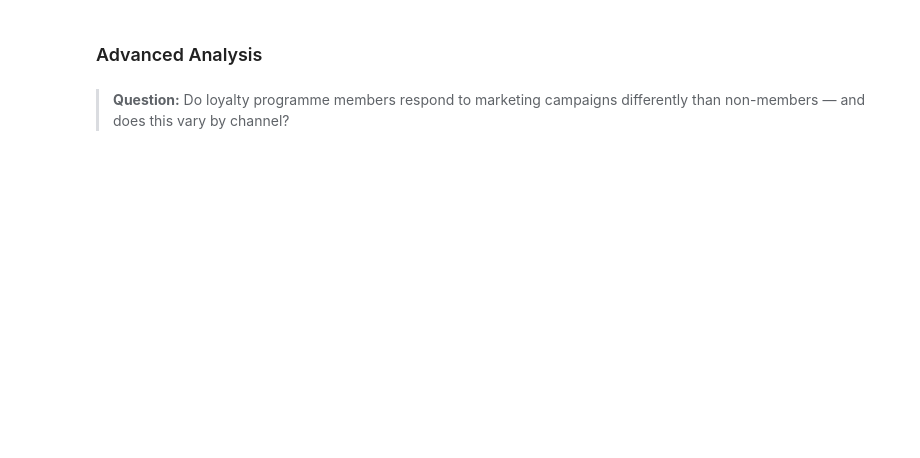
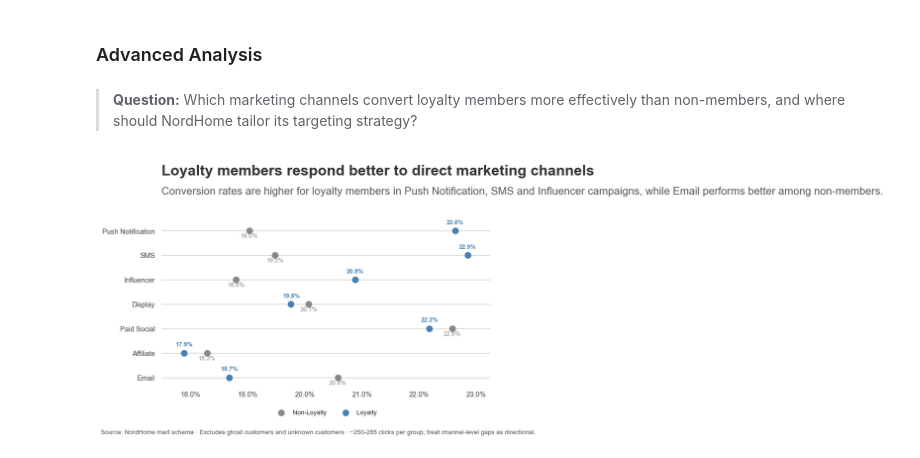
Before and after one commit to eileenheyer-cyber/nordhome_retail_analytics, a Jupyter notebook: 04_EDA/nordhome_eda.ipynb, the cells around one changed output. Drawn from its saved outputs; the diff is of its cells as text; code cells hidden in the pictures; blank space fills up the shorter version.

```diff
--- a/04_EDA/nordhome_eda.ipynb
+++ b/04_EDA/nordhome_eda.ipynb
@@ -3390,33 +3449,91 @@ Valentine's Day 2024       Paid Social            41                 12
 # %% [markdown]
 ### Advanced Analysis
-# %% [markdown]
-> **Question:** Do loyalty programme members respond to marketing campaigns differently than non-members — and does this vary by channel?
+# %% [markdown]
+> **Question:** Which marketing channels convert loyalty members more effectively than non-members, and where should NordHome tailor its targeting strategy?
 # %%
 df_loyalty_mkt = pd.read_sql("""
     SELECT
         dc.loyalty_member,
         dmc.channel,
         SUM(fmt.clicked)    AS total_clicks,
         SUM(fmt.converted)  AS total_conversions,
         ROUND(SUM(fmt.converted)::numeric / NULLIF(SUM(fmt.clicked), 0) * 100, 2) AS conversion_rate_pct
     FROM mart.fact_marketing_touchpoints fmt
     JOIN mart.dim_customer dc              ON fmt.customer_key  = dc.customer_key
     JOIN mart.dim_marketing_campaigns dmc  ON fmt.campaign_key  = dmc.campaign_key
     WHERE fmt.ghost_customer_flag = false
       AND dc.is_unknown_customer  = false
     GROUP BY dc.loyalty_member, dmc.channel
     ORDER BY dc.loyalty_member, conversion_rate_pct DESC
 """, engine)
 
+import pandas as pd
+import matplotlib.pyplot as plt
+import importlib
+import base_style
+importlib.reload(base_style)
+from base_style import ACCENT, GREY_TEXT, apply_layout, add_title_subtitle, pct
+
+# --------------------------------------------------
+# 1. Pivot to one row per channel, Loyalty vs Non-Loyalty side by side
+# --------------------------------------------------
+
 df_loyalty_mkt["loyalty_label"] = df_loyalty_mkt["loyalty_member"].map({True: "Loyalty", False: "Non-Loyalty"})
 
-fig, ax = plt.subplots()
-sns.barplot(data=df_loyalty_mkt, x="channel", y="conversion_rate_pct", hue="loyalty_label", ax=ax)
-ax.set_title("Marketing Conversion Rate: Loyalty vs. Non-Loyalty by Channel (%)")
-ax.set_xlabel("")
-ax.set_ylabel("Conversion Rate %")
-ax.tick_params(axis="x", rotation=45)
-ax.legend(title="")
-plt.tight_layout()
+df_wide = df_loyalty_mkt.pivot(index="channel", columns="loyalty_label",
+                                values="conversion_rate_pct").reset_index()
+df_wide = df_loyalty_mkt.pivot(index="channel", columns="loyalty_label",
+                                values="conversion_rate_pct").reset_index()
+df_wide["gap"] = df_wide["Loyalty"] - df_wide["Non-Loyalty"]
+df_wide = df_wide.sort_values("gap").reset_index(drop=True)
+
+n = len(df_wide)
+y_pos = range(n)
+
+# --------------------------------------------------
+# 2. Plot: connecting line + two points per channel
+# --------------------------------------------------
+
+fig, ax = plt.subplots(figsize=(9, 6))
+apply_layout(fig, top=0.76, left=0.22, bottom=0.2)
+
+for i, row in df_wide.iterrows():
+    ax.plot([row["Non-Loyalty"], row["Loyalty"]], [i, i],
+            color="#D9D9D9", linewidth=1, zorder=1)
+
+ax.scatter(df_wide["Non-Loyalty"], y_pos, color=GREY_TEXT, s=80, zorder=2, label="Non-Loyalty")
+ax.scatter(df_wide["Loyalty"], y_pos, color=ACCENT, s=80, zorder=2, label="Loyalty")
+
+for i, row in df_wide.iterrows():
+    ax.text(row["Non-Loyalty"], i - 0.28, f"{row['Non-Loyalty']:.1f}%",
+            ha="center", fontsize=9, color=GREY_TEXT)
+    ax.text(row["Loyalty"], i + 0.28, f"{row['Loyalty']:.1f}%",
+            ha="center", fontsize=9, color=ACCENT, fontweight="bold")
+
+ax.set_yticks(y_pos)
+ax.set_yticklabels(df_wide["channel"])
+ax.xaxis.set_major_formatter(pct)
+ax.xaxis.grid(False)
+ax.margins(x=0.08)
+ax.set_axisbelow(True)
+for spine in ax.spines.values():
+    spine.set_visible(False)
+ax.tick_params(axis="both", labelsize=10.5, colors="#444444")
+ax.legend(loc="upper center", bbox_to_anchor=(0.5, -0.12), ncol=2, frameon=False, fontsize=9.5)
+
+add_title_subtitle(
+    ax,
+    "Loyalty members respond better to direct marketing channels",
+    "Conversion rates are higher for loyalty members in Push Notification, SMS and Influencer campaigns, while Email performs better among non-members.",
+    title_y=1.30, subtitle_y=1.18
+)
+
+fig.text(0.08, 0.03,
+         "Source: NordHome mart schema · Excludes ghost customers and unknown customers · "
+         "~250-285 clicks per group; treat channel-level gaps as directional.",
+         fontsize=9.5, color="#5A5A5A")
+
+plt.savefig("figures/loyalty_conversion_dumbbell.png", dpi=150, bbox_inches="tight")
 plt.show()
-print(df_loyalty_mkt[["loyalty_label","channel","total_clicks","total_conversions","conversion_rate_pct"]].to_string(index=False))
+# %% [output]
+[figure, added]
```
Also changed, not shown: parts of 4 cells of this notebook, 2 other files.
